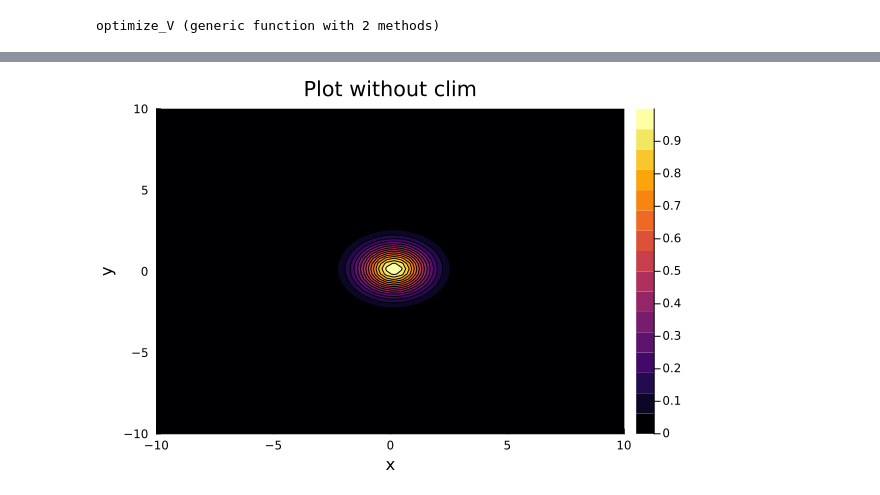
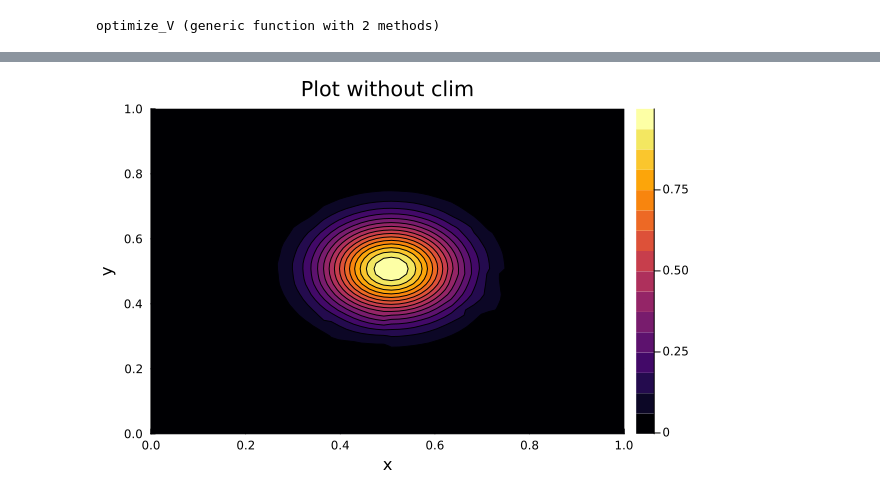
Before and after one commit to NiklasBliemel/krones_QIS, a Jupyter notebook: algorithm_test.ipynb, the cells around one changed output, grey strips where cells are left out. Saved outputs shown, nothing was run; the diff lists cells and outputs as text; code cells hidden in the pictures.

```diff
--- a/algorithm_test.ipynb
+++ b/algorithm_test.ipynb
@@ -40,22 +41,21 @@ u2q, ranks2, errors2 = quanticscrossinterpolate(Float64, u_2, qgrid; maxbonddim=
 # %%
 # Convert to ITensorMPS
 s = siteinds("Qudit", R, dim=4)
-u = deepcopy([ITensorMPS.MPS(TensorTrain(u1q.tci), sites=s), ITensorMPS.MPS(TensorTrain(u2q.tci), sites=s)])
-v = deepcopy(u)
+u1 = deepcopy(ITensorMPS.MPS(TensorTrain(u1q.tci), sites=s))
+u2 = deepcopy(ITensorMPS.MPS(TensorTrain(u2q.tci), sites=s))
+v1 = deepcopy(u1)
+v2 = deepcopy(u2)
 
 # Base MPO's
 d1x = Diff_1_8_x(dx, s)
 d1y = Diff_1_8_y(dx, s)
 d2x = Diff_2_8_x(dx, s)
 d2y = Diff_2_8_y(dx, s)
-dx_dy = apply(d1x, d1y, maxdim=max_bond, cutoff=1e-30)
+dx_dx = apply(d1x, d1x, maxdim=max_bond, cutoff=cutoff)
+dy_dy = apply(d1y, d1y, maxdim=max_bond, cutoff=cutoff)
+dx_dy = apply(d1x, d1y, maxdim=max_bond, cutoff=cutoff)
 del = MPO([delta(s[i], s[i]', s[i]'') for i in 1:length(s)])
 
-plot_mps(u[1], R, 6)
+plot_mps(u1, R, 6)
 # %% [output]
 [figure]
-# %%
-center = 3
-u = orthogonalize.(u, center)
-v = orthogonalize.(v, center)
-t = 0
@@ -181,4 +199,4 @@ end
 # %%
-plot_mps(u[1], R, 6, xmin, xmax, ymin, ymax)
+plot_mps(u[1], R, 6)
 # %% [output]
-[figure, old version]
+[figure, new version]
```
Also changed, not shown: parts of 13 cells of this notebook, 1 other file.
